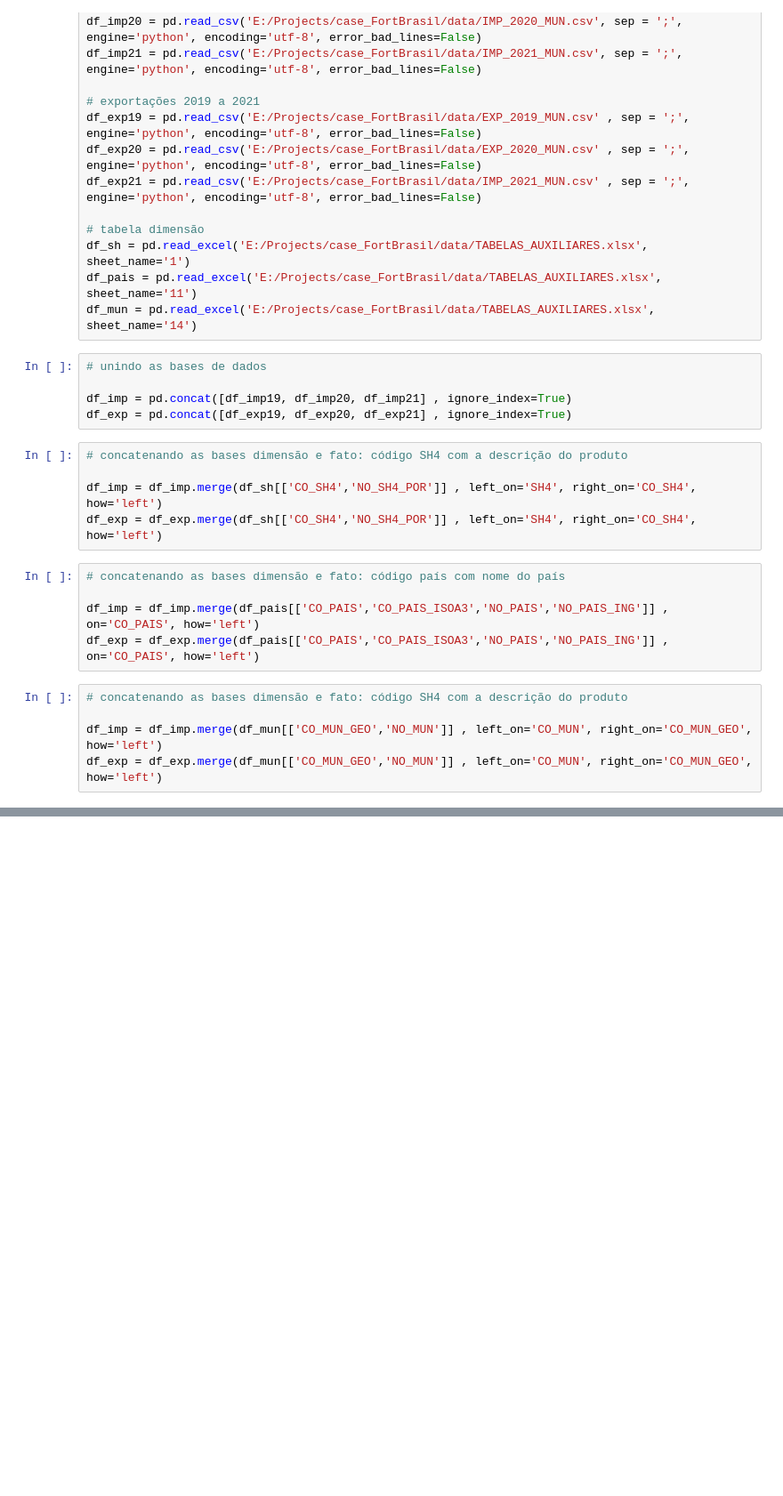
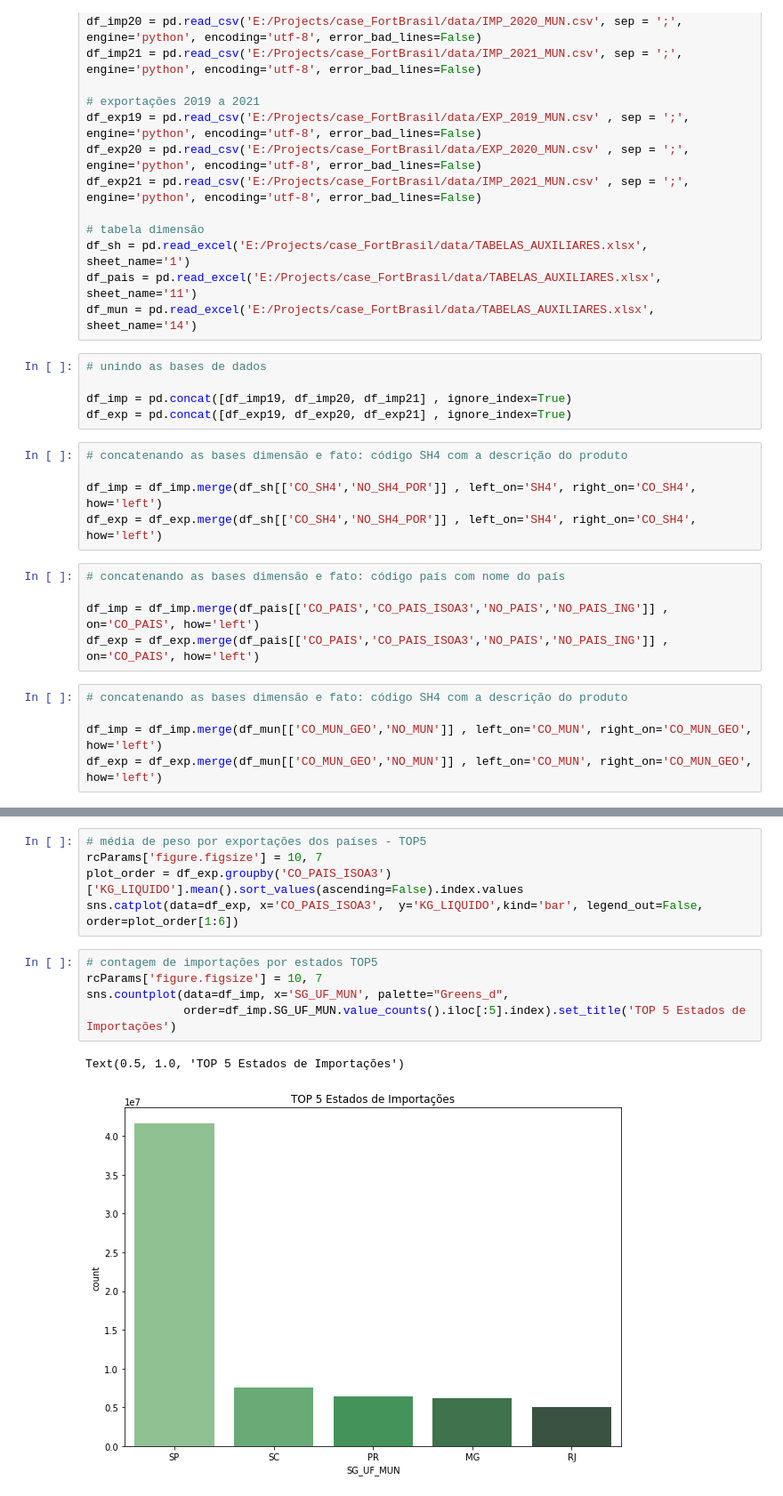
Before and after one commit to Gabrieleas10/case_FortBrasil, a Jupyter notebook: scripts/data_analysis.ipynb, the cells around one changed output, grey strips where cells are left out. Shown at 89% size. Saved outputs shown, nothing was run; the diff lists cells and outputs as text; blank space fills up the shorter version.

```diff
--- a/scripts/data_analysis.ipynb
+++ b/scripts/data_analysis.ipynb
@@ -64,0 +90,13 @@ sns.countplot(data=df_exp, x='CO_PAIS_ISOA3', palette="Greens_d",
+# %%
+# média de peso por exportações dos países - TOP5
+rcParams['figure.figsize'] = 10, 7
+plot_order = df_exp.groupby('CO_PAIS_ISOA3')['KG_LIQUIDO'].mean().sort_values(ascending=False).index.values
+sns.catplot(data=df_exp, x='CO_PAIS_ISOA3',  y='KG_LIQUIDO',kind='bar', legend_out=False, order=plot_order[1:6])
+# %%
+# contagem de importações por estados TOP5
+rcParams['figure.figsize'] = 10, 7
+sns.countplot(data=df_imp, x='SG_UF_MUN', palette="Greens_d",
+              order=df_imp.SG_UF_MUN.value_counts().iloc[:5].index).set_title('TOP 5 Estados de Importações')
+# %% [output]
+Text(0.5, 1.0, 'TOP 5 Estados de Importações')
+[figure, added]
```
Also changed, not shown: parts of 7 cells of this notebook.
